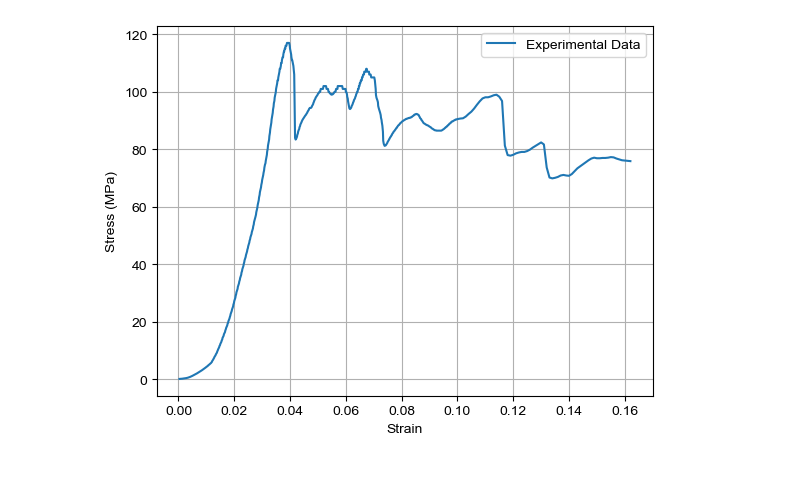
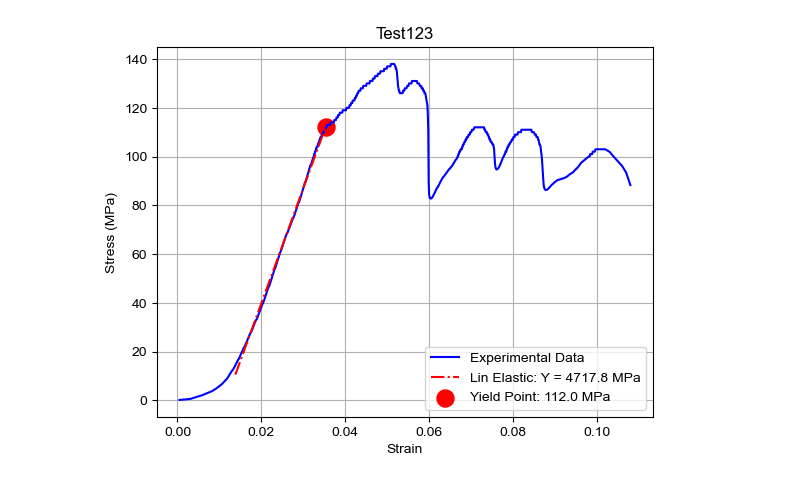
Before and after one commit to montematico/SuperWoodNoteBooks, a Jupyter notebook: notebooks/Template.ipynb, the cells around one changed output. Cells and saved outputs as stored; diff of their text form; code cells hidden in the pictures.

```diff
--- a/notebooks/Template.ipynb
+++ b/notebooks/Template.ipynb
@@ -13,7 +13,7 @@ mpl.rcParams['font.family'] = 'sans-serif'
 mpl.rcParams['font.sans-serif'] = ['Arial', 'DejaVu Sans', 'Helvetica', 'sans-serif']
 # %%
 # Load data
-File_Path = "../data/InventWood/Superwood-ID24s-07302025.csv"
+File_Path = "../data/InventWood/Superwood-ID26s-07302025.csv"
 
 Length = 20 #mm
 Width = 5 #mm
@@ -24,7 +24,7 @@ df = pd.read_csv(File_Path)
 # %%
 ## Advanced Plotting w/ Auto Yield
 fig, Tax = plt.subplots()
-Analysis(df,Tax)
+Analysis(df,"Test123",Ax = Tax)
 plt.show()
 # %% [output]
-[figure, old version]
+[figure, new version]
```
Also changed, not shown: 1 other file.
